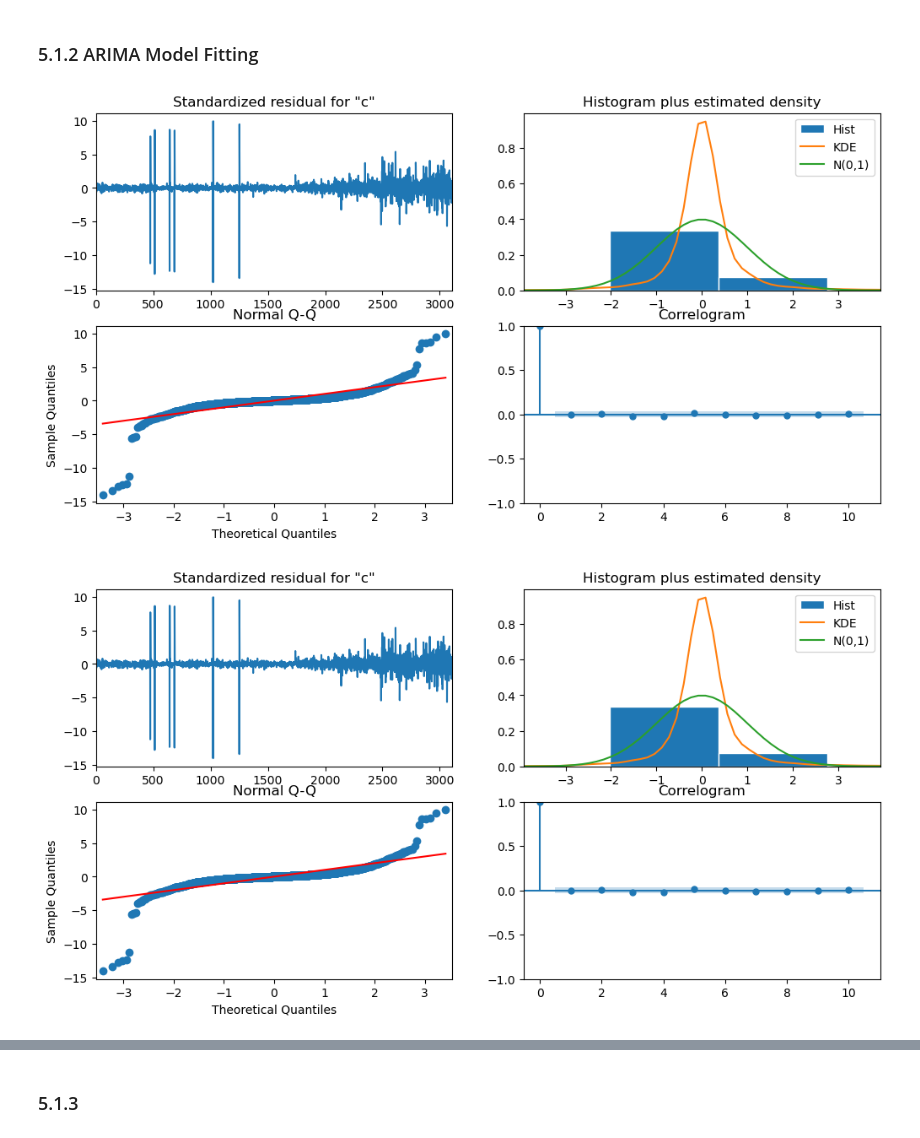
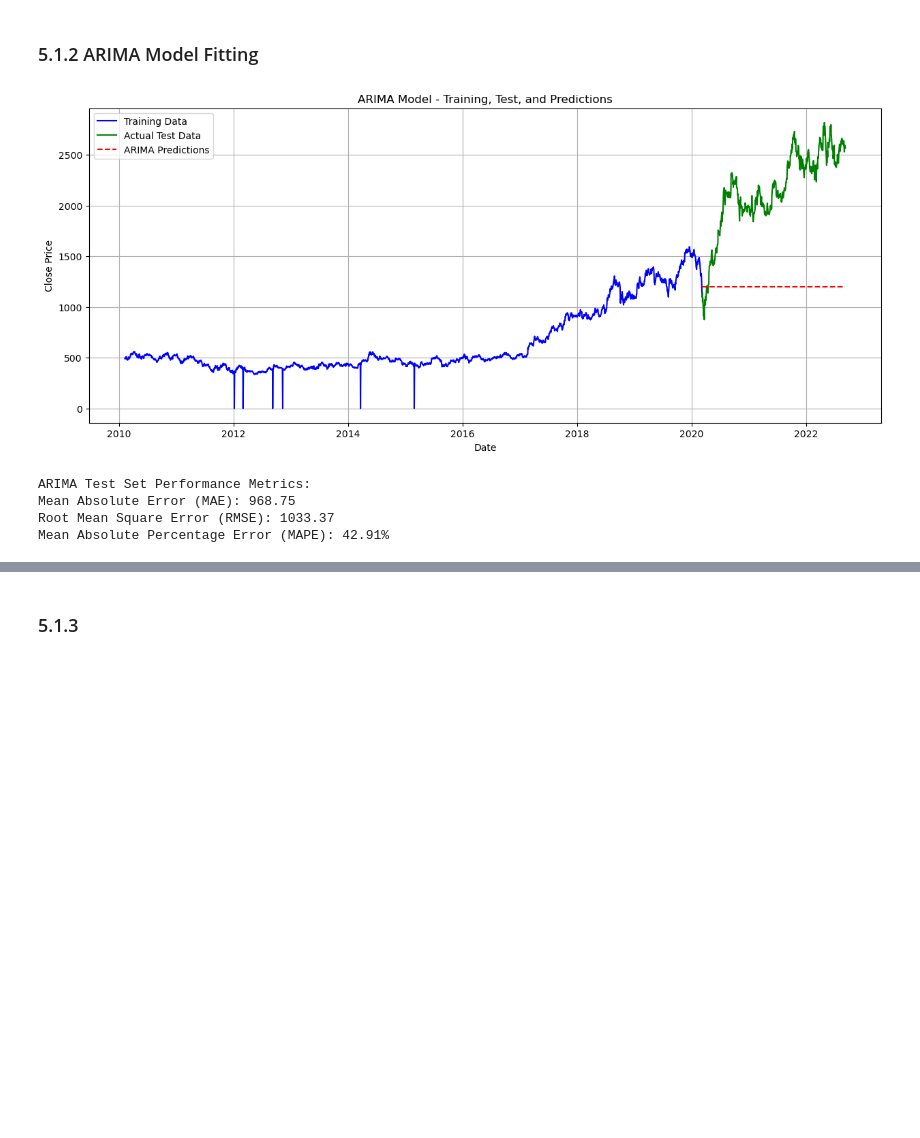
Before and after one commit to MamunurRahmanMoon/Stock_Price_Prediction_Time_Series_Forecasting, a Jupyter notebook: Time_Series_Forecastig_StockPrices_byMamunurRahmanMoon.ipynb, the cells around one changed output, grey strips where cells are left out. Drawn from its saved outputs; the diff is of its cells as text; code cells hidden in the pictures; blank space fills up the shorter version.

Commit message:
Modeling & Evaluation (Without Rolling WIndow)

```diff
--- a/Time_Series_Forecastig_StockPrices_byMamunurRahmanMoon.ipynb
+++ b/Time_Series_Forecastig_StockPrices_byMamunurRahmanMoon.ipynb
@@ -286,11 +320,12 @@ def arima_grid_search(series, p_values, d_values, q_values, criterion='aic'):
     result_df = pd.DataFrame(results, columns=['order','AIC','BIC']).sort_values('AIC')
     return best_cfg, result_df
 # %%
+# Grid search on training data only
 p = range(0, 4)
 d = range(0, 3)
 q = range(0, 4)
 
-best_order, search_table = arima_grid_search(df['close'], p, d, q, criterion='aic')
+best_order, search_table = arima_grid_search(train_data['close'], p, d, q, criterion='aic')
 print(f"Best ARIMA order: {best_order}")
 search_table.head(10)
 # %% [output]
@@ -309,10 +344,39 @@ Best ARIMA order: (0, 2, 2)
 # %% [markdown]
 ### 5.1.2 ARIMA Model Fitting
 # %%
-model_arima = sm.tsa.ARIMA(df['close'], order=best_order)
+# Fit ARIMA model on training data
+model_arima = sm.tsa.ARIMA(train_data['close'], order=best_order)
 res_arima = model_arima.fit()
-res_arima.plot_diagnostics(figsize=(12,6))
+
+# Make predictions on test set
+arima_forecast = res_arima.forecast(steps=len(test_data))
+arima_forecast.index = test_data.index
+
+# Plot the results
+plt.figure(figsize=(15, 6))
+plt.plot(train_data.index, train_data['close'], label='Training Data', color='blue')
+plt.plot(test_data.index, test_data['close'], label='Actual Test Data', color='green')
+plt.plot(test_data.index, arima_forecast, label='ARIMA Predictions', color='red', linestyle='--')
+plt.title('ARIMA Model - Training, Test, and Predictions')
+plt.xlabel('Date')
+plt.ylabel('Close Price')
+plt.legend()
+plt.grid(True)
+plt.show()
+
+# Calculate error metrics for test set
+mae_arima = mean_absolute_error(test_data['close'], arima_forecast)
+rmse_arima = np.sqrt(mean_squared_error(test_data['close'], arima_forecast))
+mape_arima = np.mean(np.abs((test_data['close'] - arima_forecast) / test_data['close'])) * 100
+
+print("\nARIMA Test Set Performance Metrics:")
+print(f"Mean Absolute Error (MAE): {mae_arima:.2f}")
+print(f"Root Mean Square Error (RMSE): {rmse_arima:.2f}")
+print(f"Mean Absolute Percentage Error (MAPE): {mape_arima:.2f}%")
 # %% [output]
-[figure, old version]
+[figure, new version]
-[figure, removed]
+ARIMA Test Set Performance Metrics:
+Mean Absolute Error (MAE): 968.75
+Root Mean Square Error (RMSE): 1033.37
+Mean Absolute Percentage Error (MAPE): 42.91%
 # %%
```
Also changed, not shown: parts of 14 cells of this notebook.
